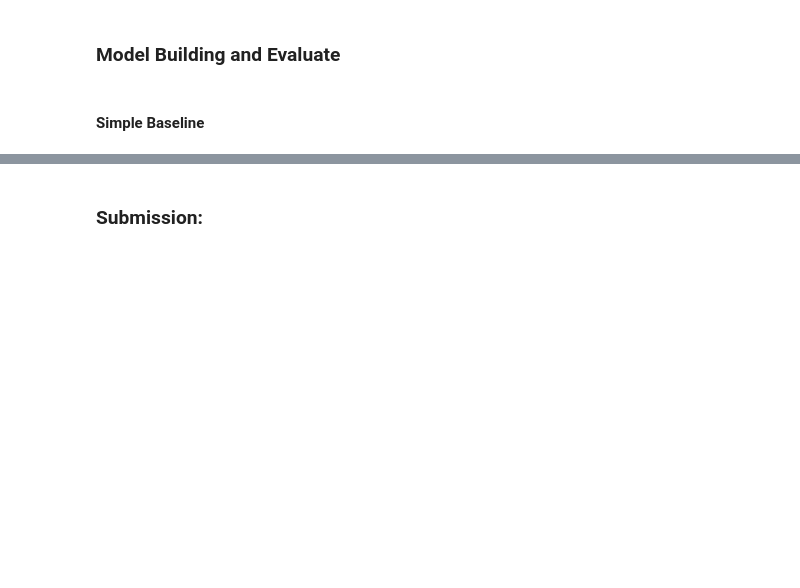
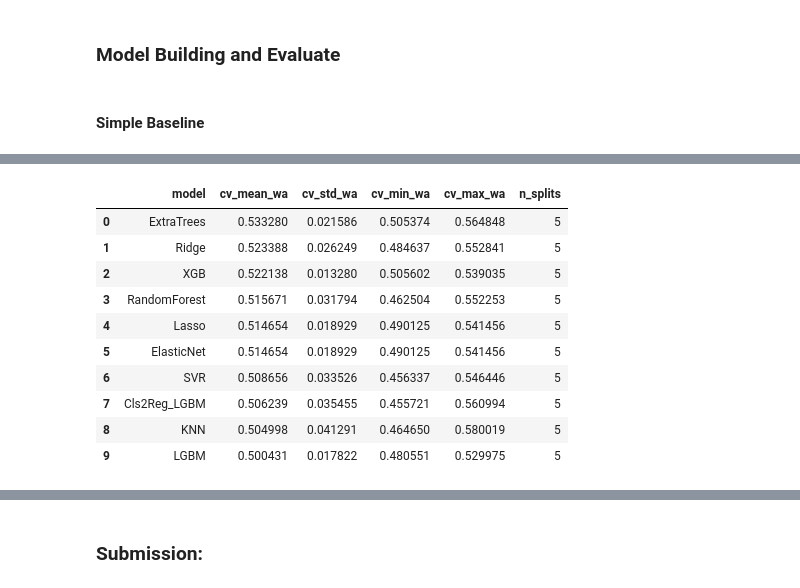
Before and after one commit to racousin/data_science_practice_2025, a Jupyter notebook: tiphddddd/module6/module6_exercise.ipynb, the cells around one changed output, grey strips where cells are left out. Saved outputs shown, nothing was run; the diff lists cells and outputs as text; code cells hidden in the pictures; blank space fills up the shorter version.

```diff
--- a/tiphddddd/module6/module6_exercise.ipynb
+++ b/tiphddddd/module6/module6_exercise.ipynb
@@ -622,0 +428,63 @@ Min w_acc test score: 0.8652, Max w_acc test score: 0.8915
+# %%
+from sklearn.linear_model import Ridge, Lasso, ElasticNet
+from sklearn.ensemble import RandomForestRegressor, ExtraTreesRegressor
+from xgboost import XGBRegressor
+from lightgbm import LGBMRegressor, LGBMClassifier
+from sklearn.svm import SVR
+from sklearn.neighbors import KNeighborsRegressor
+from sklearn.model_selection import KFold, TimeSeriesSplit, cross_val_score
+import pandas as pd
+
+# —— 你的数据 ——
+# X, y 已在前面准备好（y = data_train.pop('end_of_day_return'); X = data_train）
+
+# 模型池（不加参数版）
+models = {
+    'Ridge': Ridge(),
+    'Lasso': Lasso(),
+    'ElasticNet': ElasticNet(),
+    'RandomForest': RandomForestRegressor(n_jobs=-1),
+    'ExtraTrees': ExtraTreesRegressor(n_jobs=-1),
+    'LGBM': LGBMRegressor(),
+    'XGB': XGBRegressor(),
+    'KNN': KNeighborsRegressor(),
+    'SVR': SVR(),
+
+    # 分类→回归（两个常见选择）
+    'Cls2Reg_LGBM': ClassifierAsRegressor(LGBMClassifier()),
+    # 也可以试 XGBClassifier，但先给一个
+}
+
+# 交叉验证：若要严格时间不泄露，建议换 TimeSeriesSplit
+# cv = TimeSeriesSplit(n_splits=5)
+cv = KFold(n_splits=5, shuffle=True, random_state=42)
+
+def compare_models(X, y, models, cv, scorer):
+    rows = []
+    for name, mdl in models.items():
+        scores = cross_val_score(mdl, X, y, cv=cv, scoring=scorer, n_jobs=-1)
+        rows.append({
+            "model": name,
+            "cv_mean_wa": scores.mean(),
+            "cv_std_wa": scores.std(),
+            "cv_min_wa": scores.min(),
+            "cv_max_wa": scores.max(),
+            "n_splits": cv.get_n_splits()
+        })
+    df = pd.DataFrame(rows).sort_values("cv_mean_wa", ascending=False).reset_index(drop=True)
+    return df
+
+df_cmp = compare_models(X, y, models, cv=cv, scorer=WA_SCORER)
+df_cmp
+# %% [output]
+|  | model | cv_mean_wa | cv_std_wa | cv_min_wa | cv_max_wa | n_splits |
+| 0 | ExtraTrees | 0.533280 | 0.021586 | 0.505374 | 0.564848 | 5 |
+| 1 | Ridge | 0.523388 | 0.026249 | 0.484637 | 0.552841 | 5 |
+| 2 | XGB | 0.522138 | 0.013280 | 0.505602 | 0.539035 | 5 |
+| 3 | RandomForest | 0.515671 | 0.031794 | 0.462504 | 0.552253 | 5 |
+| 4 | Lasso | 0.514654 | 0.018929 | 0.490125 | 0.541456 | 5 |
+| 5 | ElasticNet | 0.514654 | 0.018929 | 0.490125 | 0.541456 | 5 |
+| 6 | SVR | 0.508656 | 0.033526 | 0.456337 | 0.546446 | 5 |
+| 7 | Cls2Reg_LGBM | 0.506239 | 0.035455 | 0.455721 | 0.560994 | 5 |
+| 8 | KNN | 0.504998 | 0.041291 | 0.464650 | 0.580019 | 5 |
+| 9 | LGBM | 0.500431 | 0.017822 | 0.480551 | 0.529975 | 5 |
```
Also changed, not shown: parts of 41 cells of this notebook, 1 other file.
